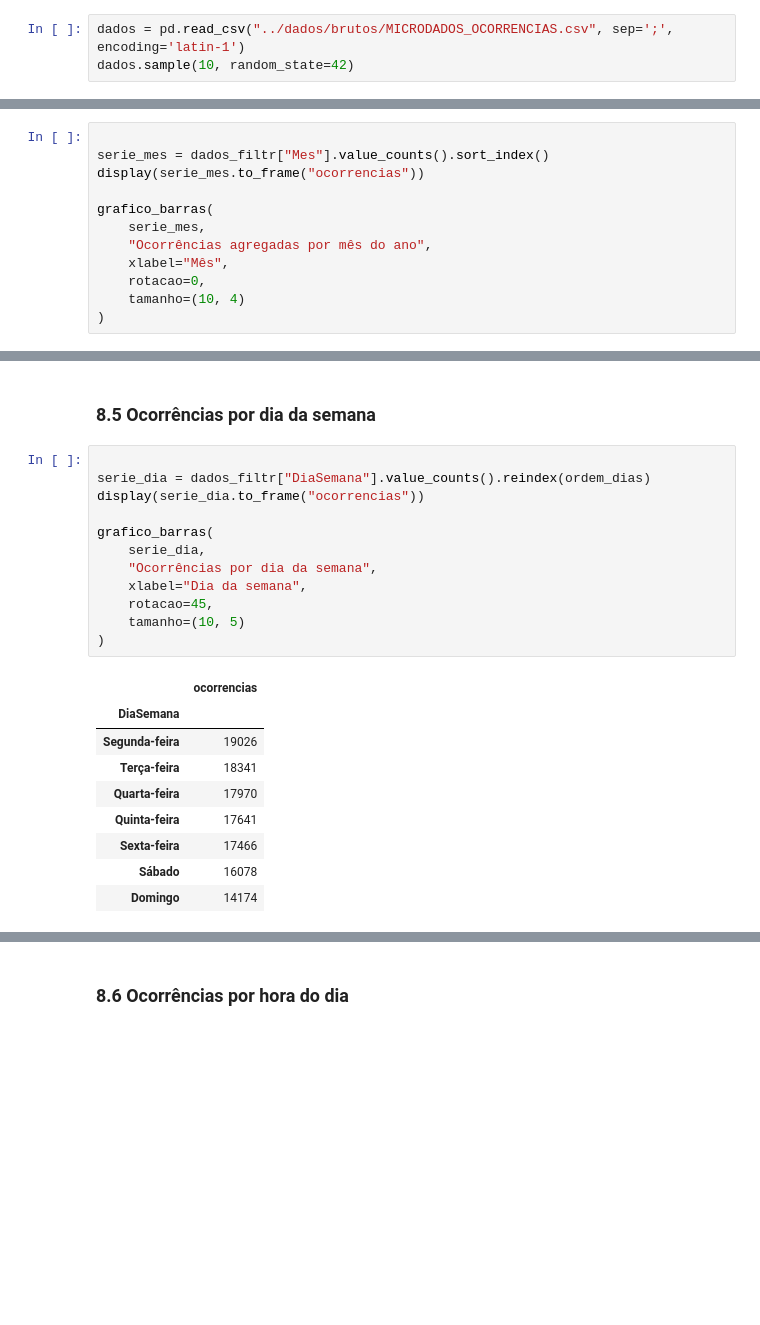
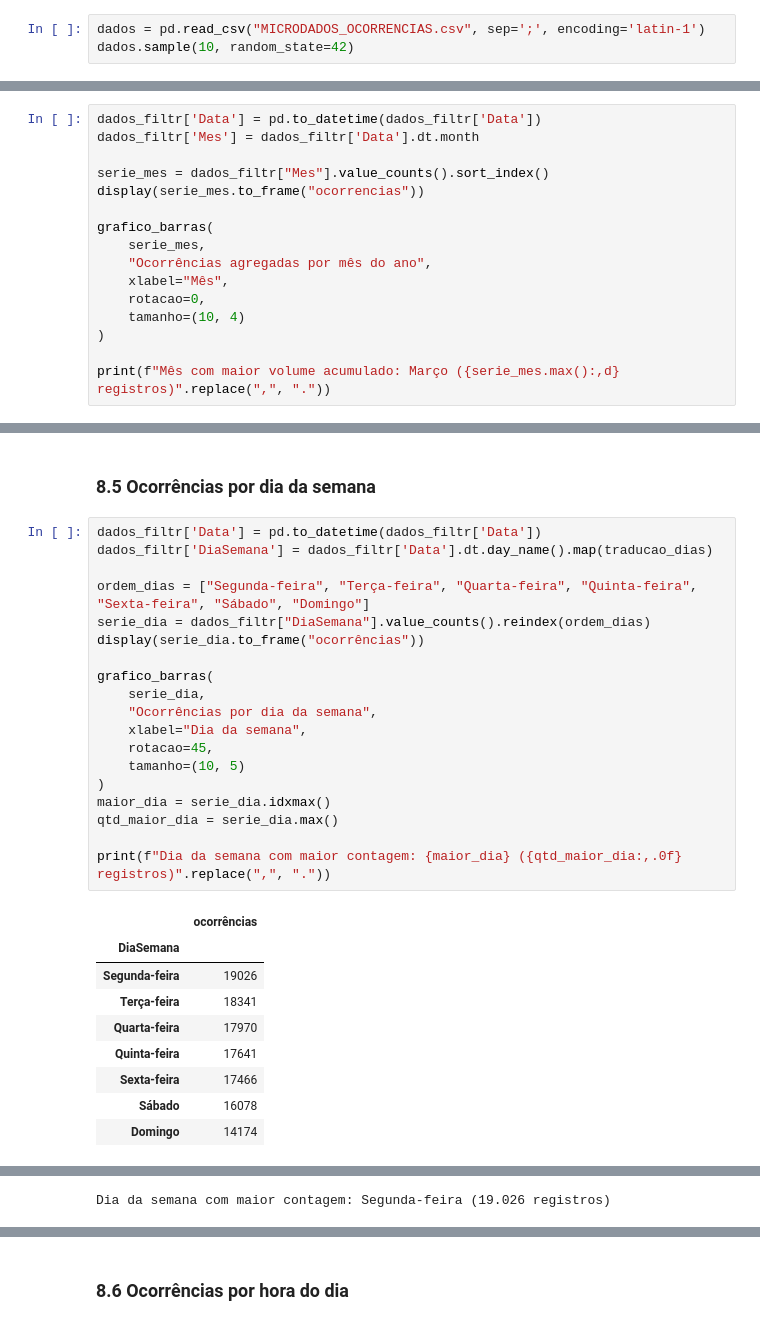
Before and after one commit to EsterBertolani/Prototipo-Analise-Exploratoria, a Jupyter notebook: notebooks/analise-furtos-roubos-gv_MAIS-RECENTE_corrigido.ipynb, the cells around one changed output, grey strips where cells are left out. Drawn from its saved outputs; the diff is of its cells as text; blank space fills up the shorter version.

```diff
--- a/notebooks/analise-furtos-roubos-gv_entrega2_organizado.ipynb
+++ b/notebooks/analise-furtos-roubos-gv_MAIS-RECENTE_corrigido.ipynb
@@ -77,7 +77,7 @@ traducao_dias = {
 # %% [markdown]
 ## Carregamento dos dados
 # %%
-dados = pd.read_csv("../dados/brutos/MICRODADOS_OCORRENCIAS.csv", sep=';', encoding='latin-1')
+dados = pd.read_csv("MICRODADOS_OCORRENCIAS.csv", sep=';', encoding='latin-1')
 dados.sample(10, random_state=42)
 # %% [output]
 |  | Data | Hora | TipoIncidente | TipoLocal | Municipio | Bairro |
@@ -459,6 +524,8 @@ plt.show()
 # %% [markdown]
 ### 8.4 Ocorrências por mês do ano
 # %%
+dados_filtr['Data'] = pd.to_datetime(dados_filtr['Data'])
+dados_filtr['Mes'] = dados_filtr['Data'].dt.month
 
 serie_mes = dados_filtr["Mes"].value_counts().sort_index()
 display(serie_mes.to_frame("ocorrencias"))
@@ -470,6 +537,8 @@ grafico_barras(
     rotacao=0,
     tamanho=(10, 4)
 )
+
+print(f"Mês com maior volume acumulado: Março ({serie_mes.max():,d} registros)".replace(",", "."))
 # %% [output]
 |  | ocorrencias |
 | Mes |  |
@@ -489,19 +569,26 @@ grafico_barras(
 # %% [markdown]
 ### 8.5 Ocorrências por dia da semana
 # %%
+dados_filtr['Data'] = pd.to_datetime(dados_filtr['Data'])
+dados_filtr['DiaSemana'] = dados_filtr['Data'].dt.day_name().map(traducao_dias)
 
+ordem_dias = ["Segunda-feira", "Terça-feira", "Quarta-feira", "Quinta-feira", "Sexta-feira", "Sábado", "Domingo"]
 serie_dia = dados_filtr["DiaSemana"].value_counts().reindex(ordem_dias)
-display(serie_dia.to_frame("ocorrencias"))
+display(serie_dia.to_frame("ocorrências"))
 
 grafico_barras(
     serie_dia,
     "Ocorrências por dia da semana",
     xlabel="Dia da semana",
     rotacao=45,
     tamanho=(10, 5)
 )
+maior_dia = serie_dia.idxmax()
+qtd_maior_dia = serie_dia.max()
+
+print(f"Dia da semana com maior contagem: {maior_dia} ({qtd_maior_dia:,.0f} registros)".replace(",", "."))
 # %% [output]
-|  | ocorrencias |
+|  | ocorrências |
 | DiaSemana |  |
 | Segunda-feira | 19026 |
 | Terça-feira | 18341 |
@@ -511,3 +598,4 @@ grafico_barras(
 | Sábado | 16078 |
 | Domingo | 14174 |
 [figure]
+Dia da semana com maior contagem: Segunda-feira (19.026 registros)
```
Also changed, not shown: parts of 22 cells of this notebook, 1 other file.
